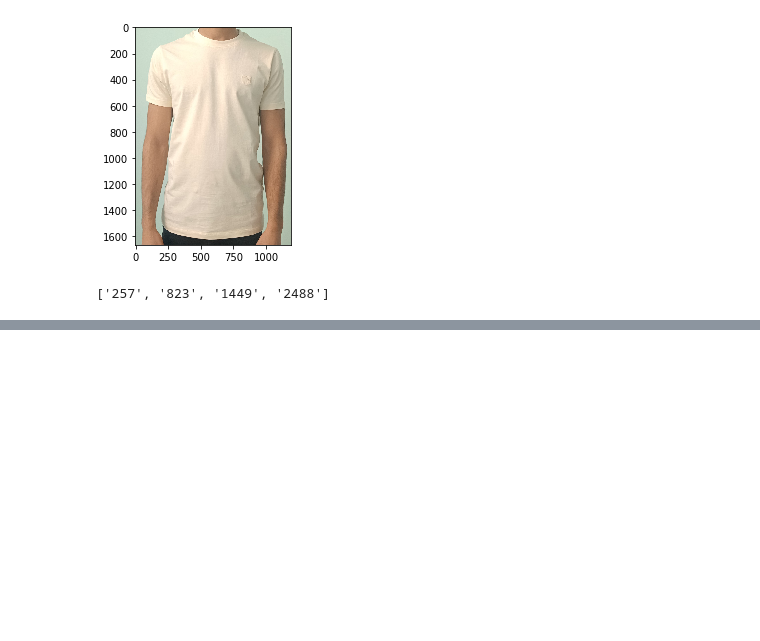
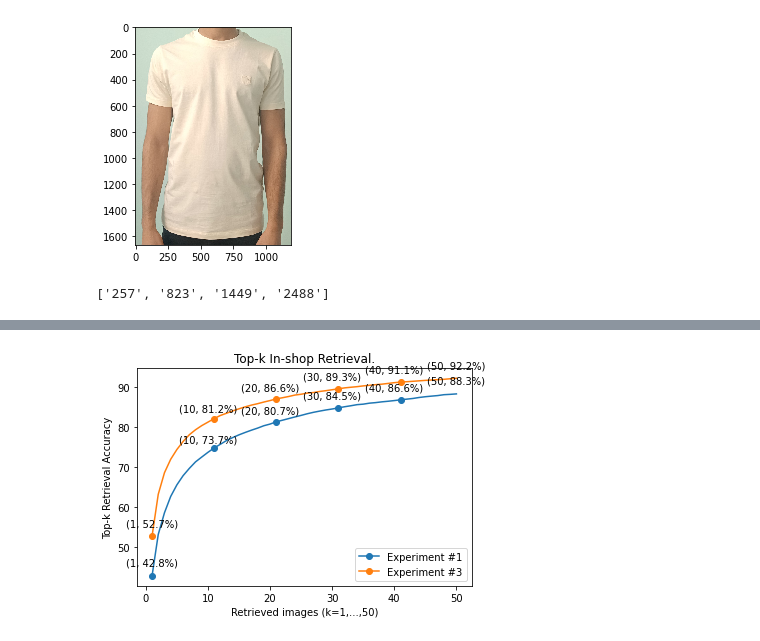
Before and after one commit to MuhammadAli01/Kaavish-II-PORS-DL, a Jupyter notebook: deep-fashion-retrieval.ipynb, the cells around one changed output, grey strips where cells are left out. Saved outputs shown, nothing was run; the diff lists cells and outputs as text; code cells hidden in the pictures; blank space fills up the shorter version.

```diff
--- a/deep-fashion-retrieval.ipynb
+++ b/deep-fashion-retrieval.ipynb
@@ -251,0 +528,26 @@ plt.ylabel('Retrieval Accuracy')
+# %%
+from matplotlib import pyplot as plt
+from config import *
+
+plt.plot(list(acc_dict_new.keys()), list(acc_dict_new.values()),
+         marker = 'o', markevery=10, label="Experiment #1")
+plt.plot(list(acc_dict.keys()), list(acc_dict.values()),
+         marker = 'o', markevery=10, label="Experiment #3")
+for i in (1, 10, 20, 30, 40, 50):
+    plt.annotate(f"({i}, {acc_dict_new[i]:.1f}%)", (i, acc_dict_new[i]),
+                 textcoords="offset points", # how to position the text
+                 xytext=(0,10),
+                 ha='center')
+    plt.annotate(f"({i}, {acc_dict[i]:.1f}%)", (i, acc_dict[i]),
+                 textcoords="offset points", # how to position the text
+                 xytext=(0,10),
+                 ha='center')
+
+plt.title('Top-k In-shop Retrieval.')
+plt.xlabel('Retrieved images (k=1,...,50)')
+plt.ylabel('Top-k Retrieval Accuracy')
+plt.legend(loc="best")
+# plt.show()
+plt.savefig("inshop-retrieval.png")
+# %% [output]
+[figure, added]
```
Also changed, not shown: parts of 14 cells of this notebook, 6 other files.
